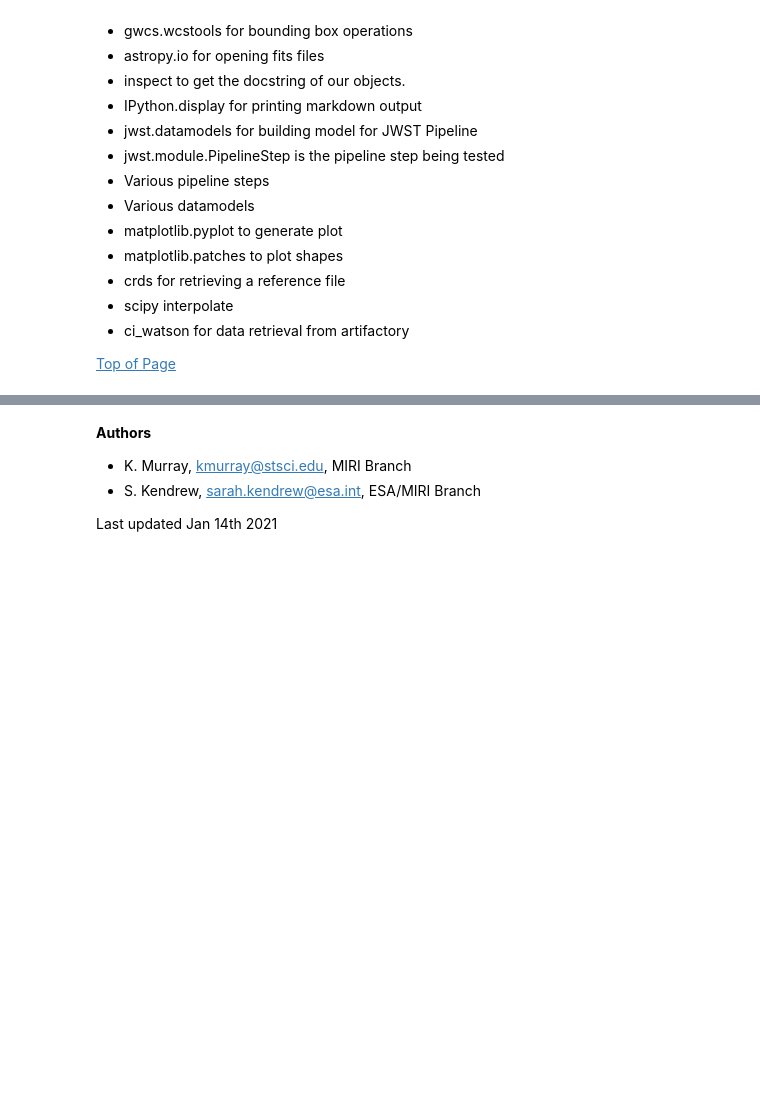
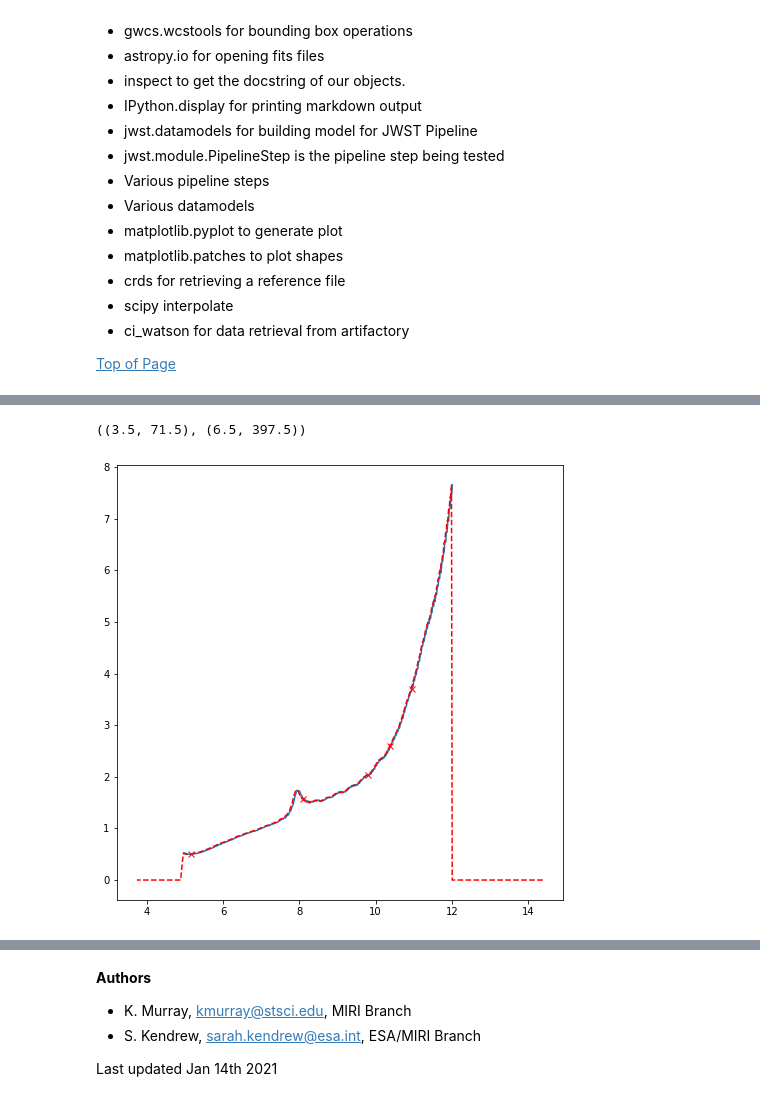
Before and after one commit to spacetelescope/jwst_validation_notebooks, a Jupyter notebook: jwst_validation_notebooks/photom/photom_miri_lrs_slitless.ipynb, the cells around one changed output, grey strips where cells are left out. Cells and saved outputs as stored; diff of their text form; code cells hidden in the pictures; blank space fills up the shorter version.

```diff
--- a/jwst_validation_notebooks/photom/photom_miri_lrs_slitless.ipynb
+++ b/jwst_validation_notebooks/photom/photom_miri_lrs_slitless.ipynb
@@ -109,11 +175,3 @@ ypts = [point1[1], point2[1], point3[1], point4[1], point5[1]]
-# %%
-ra1, dec1, wave_1 = pho.meta.wcs(point1[0],point1[1])
-ra2, dec2, wave_2 = pho.meta.wcs(point2[0],point2[1])
-ra3, dec3, wave_3 = pho.meta.wcs(point3[0],point3[1])
-ra4, dec4, wave_4 = pho.meta.wcs(point4[0],point4[1])
-ra5, dec5, wave_5 = pho.meta.wcs(point5[0],point5[1])
-
-waves = [wave_1, wave_2, wave_3, wave_4, wave_5]
 # %%
 wavelocs = []
 relresp = []
@@ -127,12 +188,27 @@ relresp = [reffile.phot_table['relresponse'][0,ll] for ll in wloc]
 # %%
-f = interpolate.interp1d(reffile.phot_table['wavelength'][0,:], reffile.phot_table['relresponse'][0,:])
+f = interpolate.interp1d(reffile.phot_table['wavelength'][0,:], reffile.phot_table['relresponse'][0,:], assume_sorted=False)
 iresp = [f(ww) for ww in waves]
+
+print(pho.meta.wcs.bounding_box)
 
 # plot for sanity check!
 plt.figure(figsize=[8,8])
 plt.plot(reffile.phot_table['wavelength'][0,:], reffile.phot_table['relresponse'][0,:])
 plt.plot(waves, iresp, 'rx', label='interpolated points')
+
+
+x,y = grid_from_bounding_box(pho.meta.wcs.bounding_box)
+ra, dec, lam = pho.meta.wcs(x, y)
+
+ref_ratio = sp2[0].data[0,6:397,:]/ff.data[0,6:397,:]
+ref_ratio_av = np.mean(ref_ratio[:,25:45], axis=1)
+
+lam_vec = np.mean(lam, axis=1)
+plt.plot(lam_vec, ref_ratio_av/reffile.phot_table['photmjsr'][0], 'r--')
 plt.show()
+# %% [output]
+((3.5, 71.5), (6.5, 397.5))
+[figure, added]
 # %%
 fconv = [reffile.phot_table['photmjsr'][0] * ir for ir in iresp]
 print(fconv)
```
Also changed, not shown: parts of 15 cells of this notebook, 3 other files.
